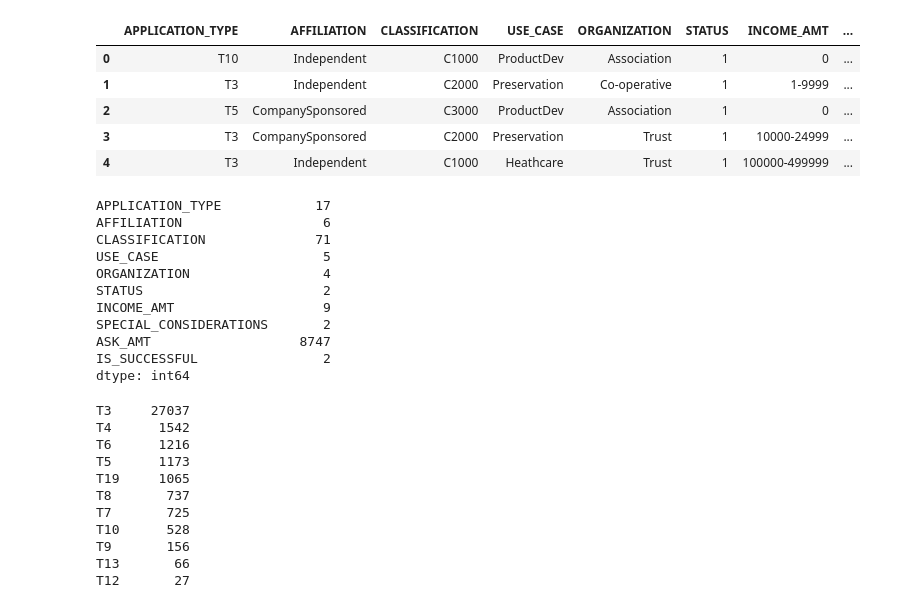
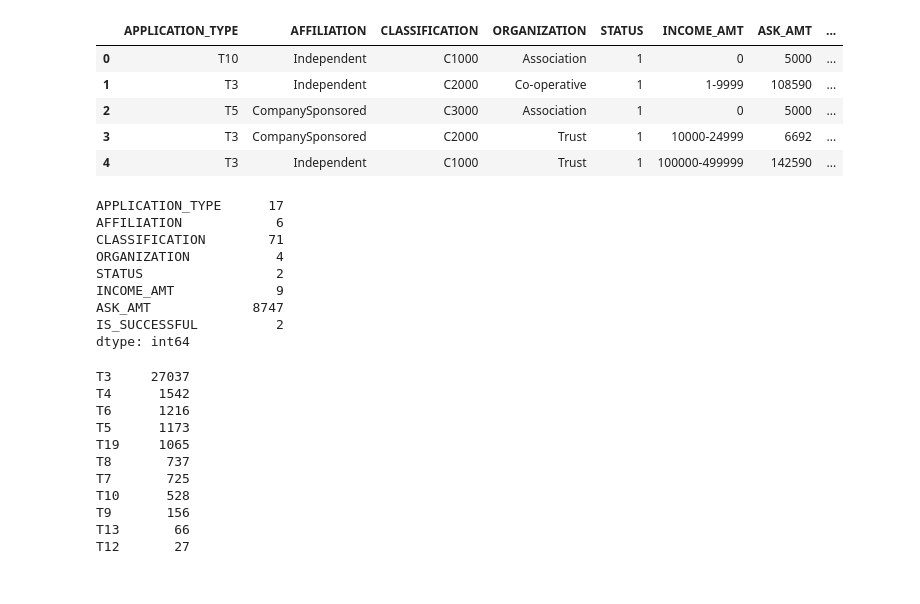
Before and after one commit to PriscillaVD77/Neural_Network_Charity_Analysis, a Jupyter notebook: AlphabetSoupCharity_Optimization.ipynb, the cells around one changed output. Drawn from its saved outputs; the diff is of its cells as text; code cells hidden in the pictures.

```diff
--- a/AlphabetSoupCharity_Optimization.ipynb
+++ b/AlphabetSoupCharity_Optimization.ipynb
@@ -18,29 +18,27 @@ application_df.head()
 | 4 | 10556103 | GENETIC RESEARCH INSTITUTE OF THE... | T3 | Independent | C1000 | Heathcare | Trust | 1 | ... |
 # %%
 # Drop the non-beneficial ID columns, 'EIN' and 'NAME'.
-application_df= pd.DataFrame(application_df.drop(["EIN","NAME"], axis=1))
+application_df= pd.DataFrame(application_df.drop(["EIN","NAME", "USE_CASE", "SPECIAL_CONSIDERATIONS"], axis=1))
 application_df.head()
 # %% [output]
-|  | APPLICATION_TYPE | AFFILIATION | CLASSIFICATION | USE_CASE | ORGANIZATION | STATUS | INCOME_AMT | ... |
-| 0 | T10 | Independent | C1000 | ProductDev | Association | 1 | 0 | ... |
-| 1 | T3 | Independent | C2000 | Preservation | Co-operative | 1 | 1-9999 | ... |
-| 2 | T5 | CompanySponsored | C3000 | ProductDev | Association | 1 | 0 | ... |
-| 3 | T3 | CompanySponsored | C2000 | Preservation | Trust | 1 | 10000-24999 | ... |
-| 4 | T3 | Independent | C1000 | Heathcare | Trust | 1 | 100000-499999 | ... |
+|  | APPLICATION_TYPE | AFFILIATION | CLASSIFICATION | ORGANIZATION | STATUS | INCOME_AMT | ASK_AMT | ... |
+| 0 | T10 | Independent | C1000 | Association | 1 | 0 | 5000 | ... |
+| 1 | T3 | Independent | C2000 | Co-operative | 1 | 1-9999 | 108590 | ... |
+| 2 | T5 | CompanySponsored | C3000 | Association | 1 | 0 | 5000 | ... |
+| 3 | T3 | CompanySponsored | C2000 | Trust | 1 | 10000-24999 | 6692 | ... |
+| 4 | T3 | Independent | C1000 | Trust | 1 | 100000-499999 | 142590 | ... |
 # %%
 # Determine the number of unique values in each column.
 application_df.nunique()
 # %% [output]
-APPLICATION_TYPE            17
-AFFILIATION                  6
-CLASSIFICATION              71
-USE_CASE                     5
-ORGANIZATION                 4
-STATUS                       2
-INCOME_AMT                   9
-SPECIAL_CONSIDERATIONS       2
-ASK_AMT                   8747
-IS_SUCCESSFUL                2
+APPLICATION_TYPE      17
+AFFILIATION            6
+CLASSIFICATION        71
+ORGANIZATION           4
+STATUS                 2
+INCOME_AMT             9
+ASK_AMT             8747
+IS_SUCCESSFUL          2
 dtype: int64
 # %%
 # Look at APPLICATION_TYPE value counts for binning
```
Also changed, not shown: parts of 16 cells of this notebook, 33 other files.
